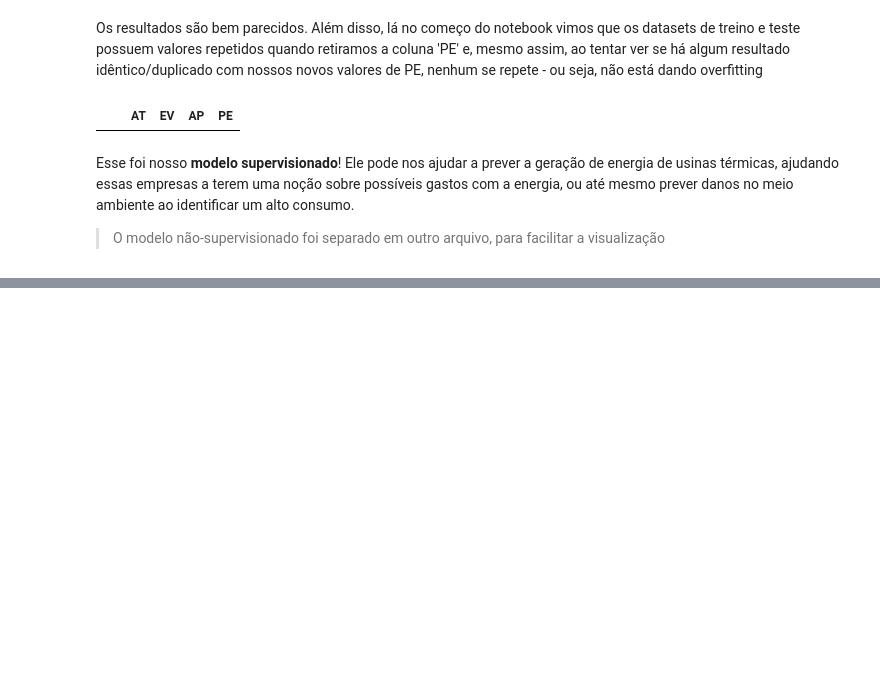
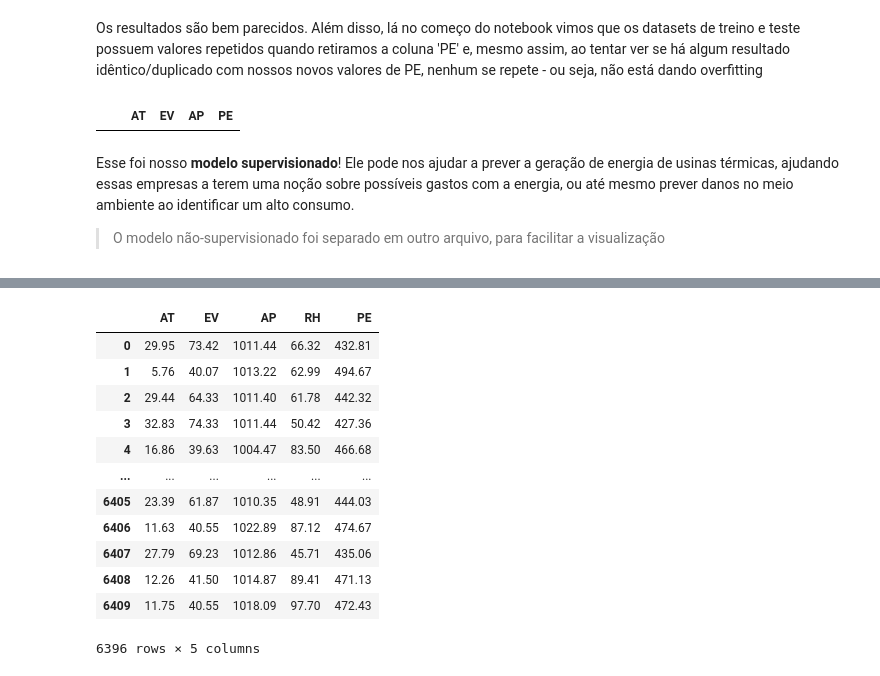
Before and after one commit to Matheus-Chaves/santander-coders-ml2, a Jupyter notebook: supervised_model.ipynb, the cells around one changed output, grey strips where cells are left out. Drawn from its saved outputs; the diff is of its cells as text; code cells hidden in the pictures; blank space fills up the shorter version.

```diff
--- a/supervised_model.ipynb
+++ b/supervised_model.ipynb
@@ -761,0 +770,17 @@ Esse foi nosso **modelo supervisionado**! Ele pode nos ajudar a prever a geraç
+# %%
+energy_train_data = pd.read_csv(join('data','Training_set_ccpp.csv')).drop_duplicates()
+energy_train_data
+# %% [output]
+|  | AT | EV | AP | RH | PE |
+| 0 | 29.95 | 73.42 | 1011.44 | 66.32 | 432.81 |
+| 1 | 5.76 | 40.07 | 1013.22 | 62.99 | 494.67 |
+| 2 | 29.44 | 64.33 | 1011.40 | 61.78 | 442.32 |
+| 3 | 32.83 | 74.33 | 1011.44 | 50.42 | 427.36 |
+| 4 | 16.86 | 39.63 | 1004.47 | 83.50 | 466.68 |
+| ... | ... | ... | ... | ... | ... |
+| 6405 | 23.39 | 61.87 | 1010.35 | 48.91 | 444.03 |
+| 6406 | 11.63 | 40.55 | 1022.89 | 87.12 | 474.67 |
+| 6407 | 27.79 | 69.23 | 1012.86 | 45.71 | 435.06 |
+| 6408 | 12.26 | 41.50 | 1014.87 | 89.41 | 471.13 |
+| 6409 | 11.75 | 40.55 | 1018.09 | 97.70 | 472.43 |
+6396 rows × 5 columns
```
Also changed, not shown: parts of 11 cells of this notebook.
